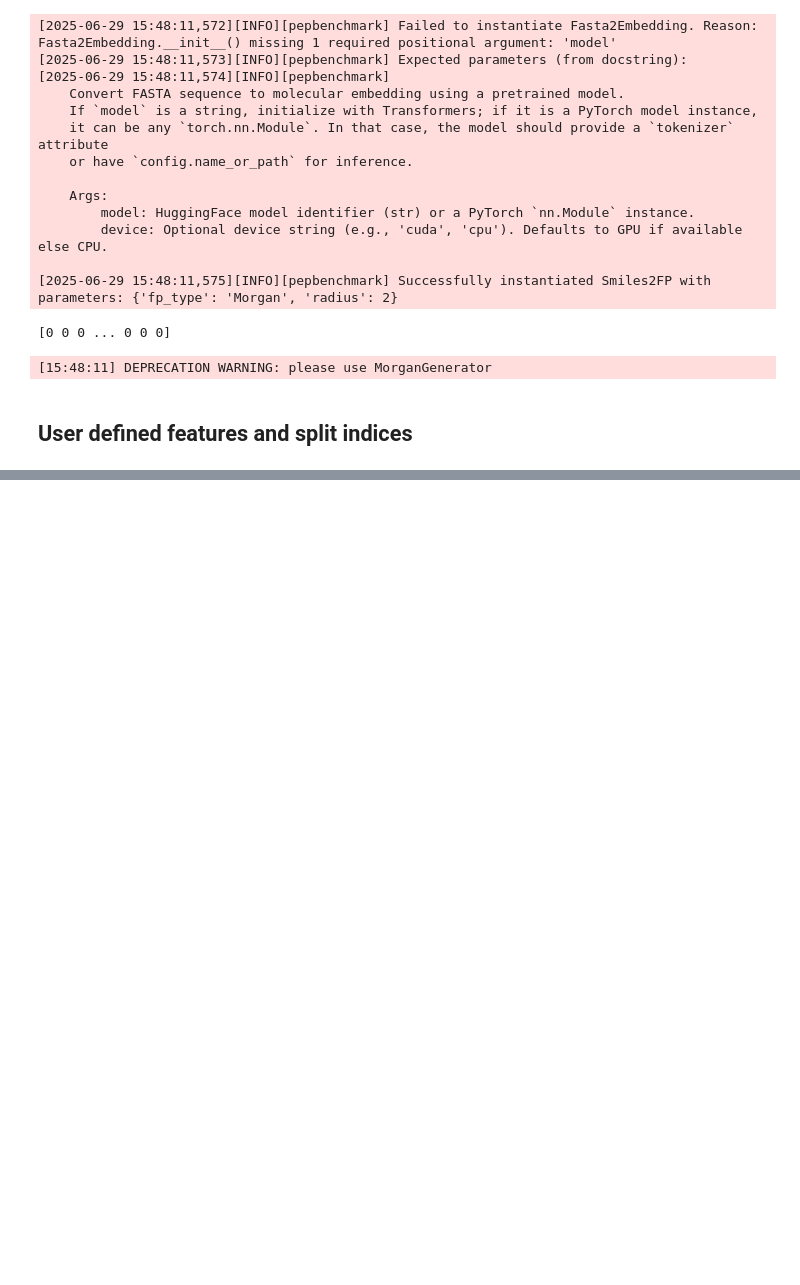
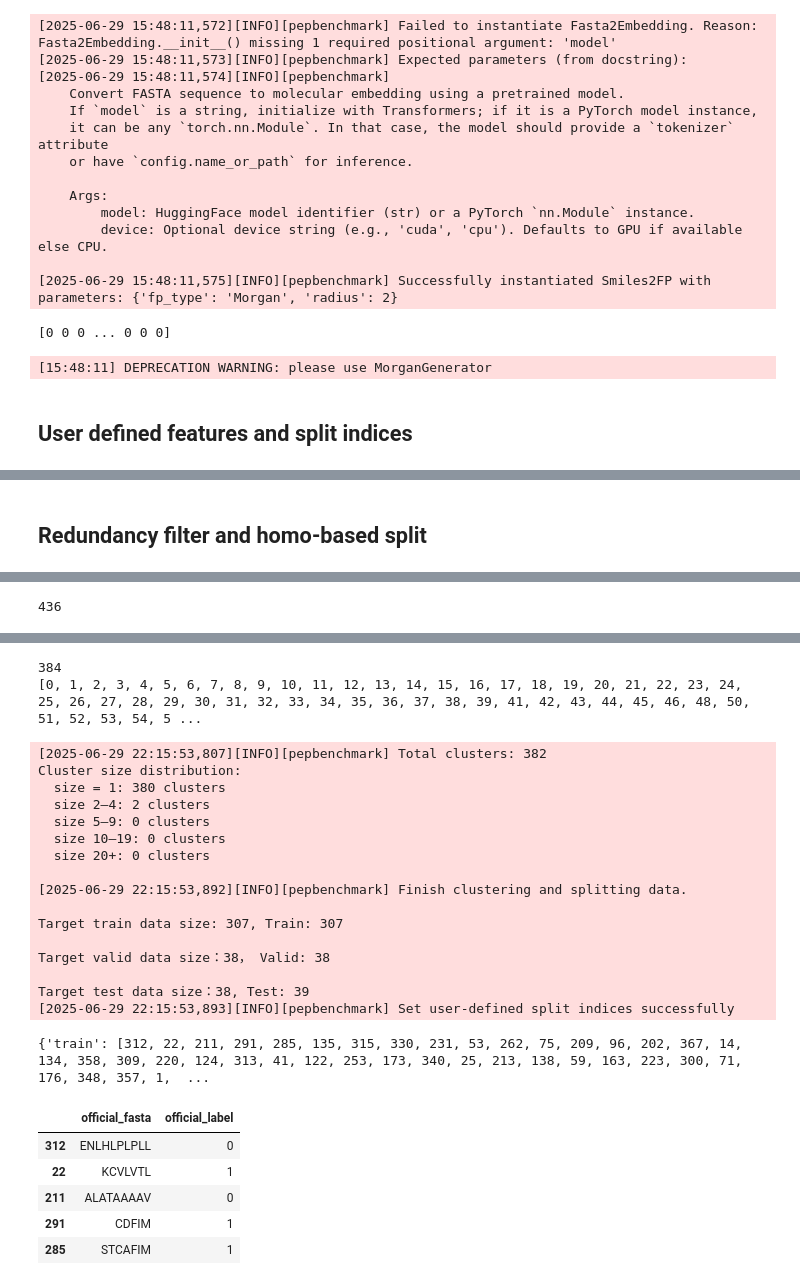
Before and after one commit to ZGCI-AI4S-Pep/PepBenchmark, a Jupyter notebook: notebook/basic.ipynb, the cells around one changed output, grey strips where cells are left out. Saved outputs shown, nothing was run; the diff lists cells and outputs as text; code cells hidden in the pictures; blank space fills up the shorter version.

```diff
--- a/notebook/basic.ipynb
+++ b/notebook/basic.ipynb
@@ -158,0 +125,42 @@ Target test data size：43, Test: 45
+# %% [markdown]
+## Redundancy filter and homo-based split
+# %%
+import pandas as pd
+from pepbenchmark.single_pred.base_dataset import SingleTaskDatasetManager
+from pepbenchmark.splitter.homo_spliter import MMseqs2Spliter
+from pepbenchmark.pep_utils.redundancy import RedundancyFilter
+from pepbenchmark.utils.logging import disable_logging,enable_logging
+
+enable_logging()
+
+dataset = SingleTaskDatasetManager(
+    dataset_name="QS_APML",
+    official_feature_names=["fasta","label"],
+    dataset_dir = "E:\pycharm\peptide_data\QS_APML",
+    force_download = False)
+fasta = dataset.get_official_feature("fasta")
+label = dataset.get_official_feature("label")
+print(len(fasta))
+fitter = RedundancyFilter(identity=0.3)
+remain_index = fitter(fasta, label)
+dataset.set_remain_feature(remain_index)
+remain_fasta = dataset.get_official_feature("fasta")
+print(len(remain_fasta))
+print(remain_index)
+
+spliter = MMseqs2Spliter()
+split_indices = spliter.get_split_indices(remain_fasta,
+                                        n_splits=5,
+                                        frac_train=0.8,
+                                        frac_valid=0.1,
+                                        frac_test=0.1,
+                                        identity=0.25,
+                                        seed=42,
+                                    )
+print(split_indices)
+dataset.set_user_split_indices(split_indices)
+
+train_features, valid_features, test_features = dataset.get_train_val_test_features(format="dict")
+train_df = pd.DataFrame(train_features)
+train_df.head()
+# %% [output]
@@ -158,0 +171 @@ Target test data size：43, Test: 45
+436
@@ -158,0 +175,25 @@ Target test data size：43, Test: 45
+384
+[0, 1, 2, 3, 4, 5, 6, 7, 8, 9, 10, 11, 12, 13, 14, 15, 16, 17, 18, 19, 20, 21, 22, 23, 24, 25, 26, 27, 28, 29, 30, 31, 32, 33, 34, 35, 36, 37, 38, 39, 41, 42, 43, 44, 45, 46, 48, 50, 51, 52, 53, 54, 5 ...
+[2025-06-29 22:15:53,807][INFO][pepbenchmark] Total clusters: 382
+Cluster size distribution:
+  size = 1: 380 clusters
+  size 2–4: 2 clusters
+  size 5–9: 0 clusters
+  size 10–19: 0 clusters
+  size 20+: 0 clusters
+
+[2025-06-29 22:15:53,892][INFO][pepbenchmark] Finish clustering and splitting data.
+
+Target train data size: 307, Train: 307
+
+Target valid data size：38， Valid: 38
+
+Target test data size：38, Test: 39
+[2025-06-29 22:15:53,893][INFO][pepbenchmark] Set user-defined split indices successfully
+{'train': [312, 22, 211, 291, 285, 135, 315, 330, 231, 53, 262, 75, 209, 96, 202, 367, 14, 134, 358, 309, 220, 124, 313, 41, 122, 253, 173, 340, 25, 213, 138, 59, 163, 223, 300, 71, 176, 348, 357, 1,  ...
+|  | official_fasta | official_label |
+| 312 | ENLHLPLPLL | 0 |
+| 22 | KCVLVTL | 1 |
+| 211 | ALATAAAAV | 0 |
+| 291 | CDFIM | 1 |
+| 285 | STCAFIM | 1 |
```
Also changed, not shown: parts of 6 cells of this notebook, 3 other files.
